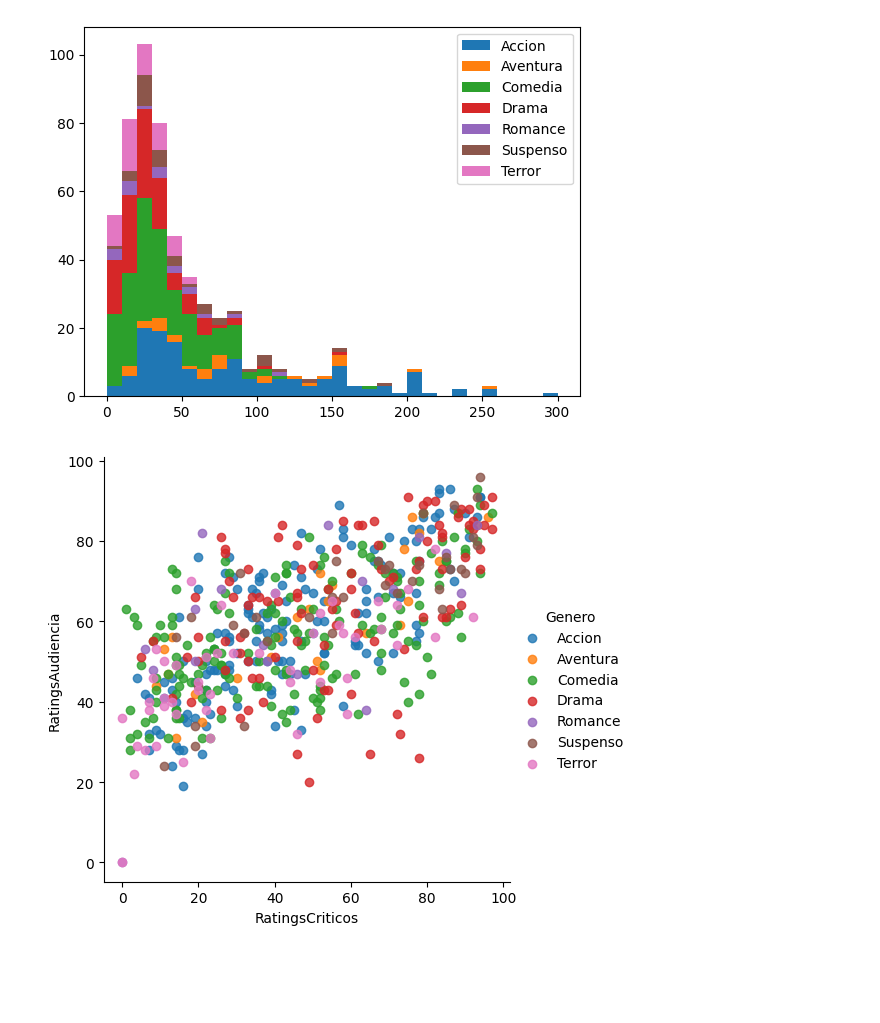
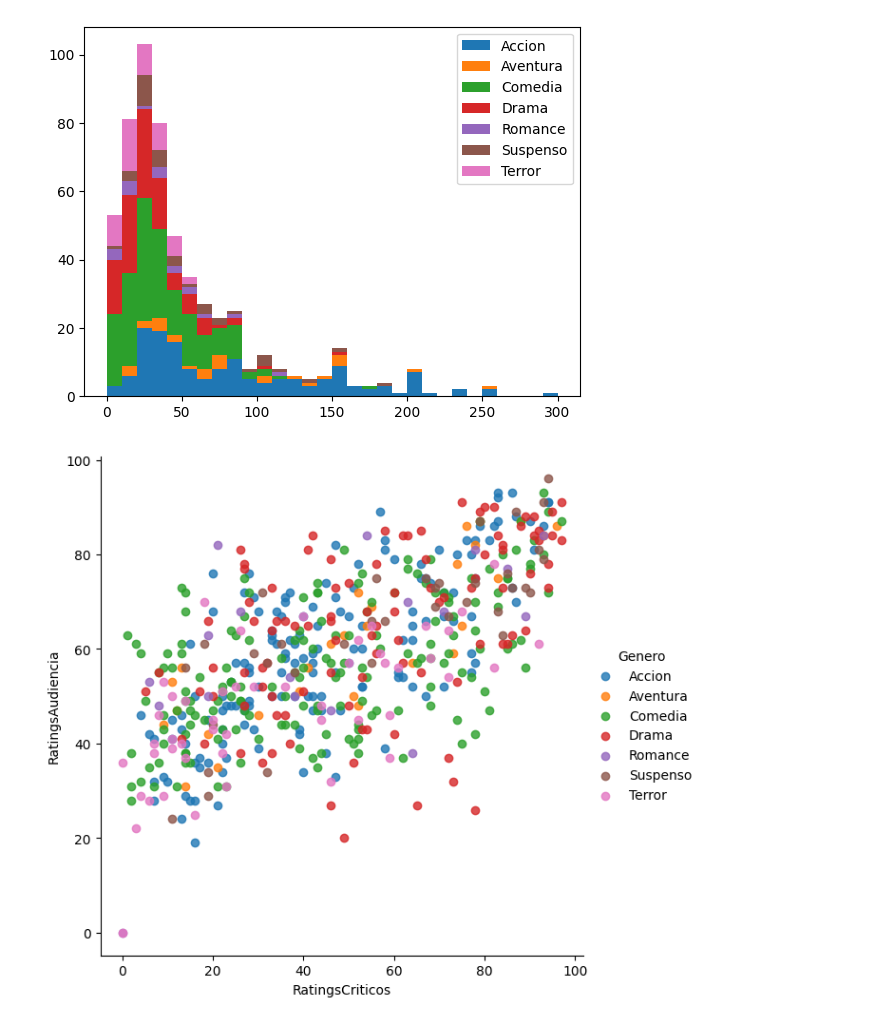
Before and after one commit to Marru73/Ejercicios-Python, a Jupyter notebook: CERTIFICADO IBM/Data_Science.ipynb, the cells around one changed output. Cells and saved outputs as stored; diff of their text form; code cells hidden in the pictures; blank space fills up the shorter version.

```diff
--- a/CERTIFICADO IBM/Data_Science.ipynb
+++ b/CERTIFICADO IBM/Data_Science.ipynb
@@ -888,6 +888,6 @@ plt.show()
 # Diagrama KDE
 # %%
 vis1 = sns.lmplot(data=peliculas, x='RatingsCriticos', y='RatingsAudiencia',\
-                fit_reg=False, hue='Genero', aspect=1)
+                fit_reg=False, hue='Genero', height=6, aspect=1)
 # %% [output]
-[figure, old version]
+[figure, new version]
```
Also changed, not shown: parts of 1 cell of this notebook.
